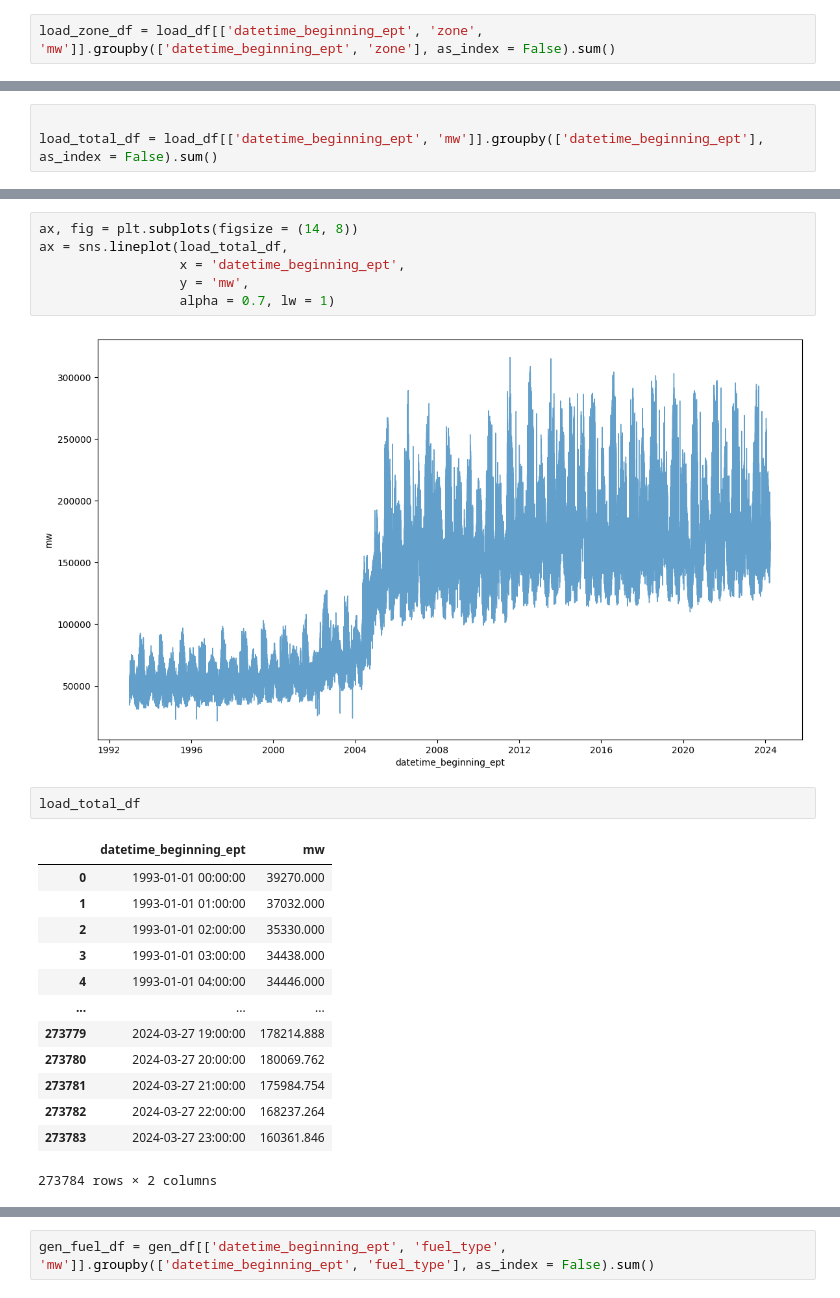
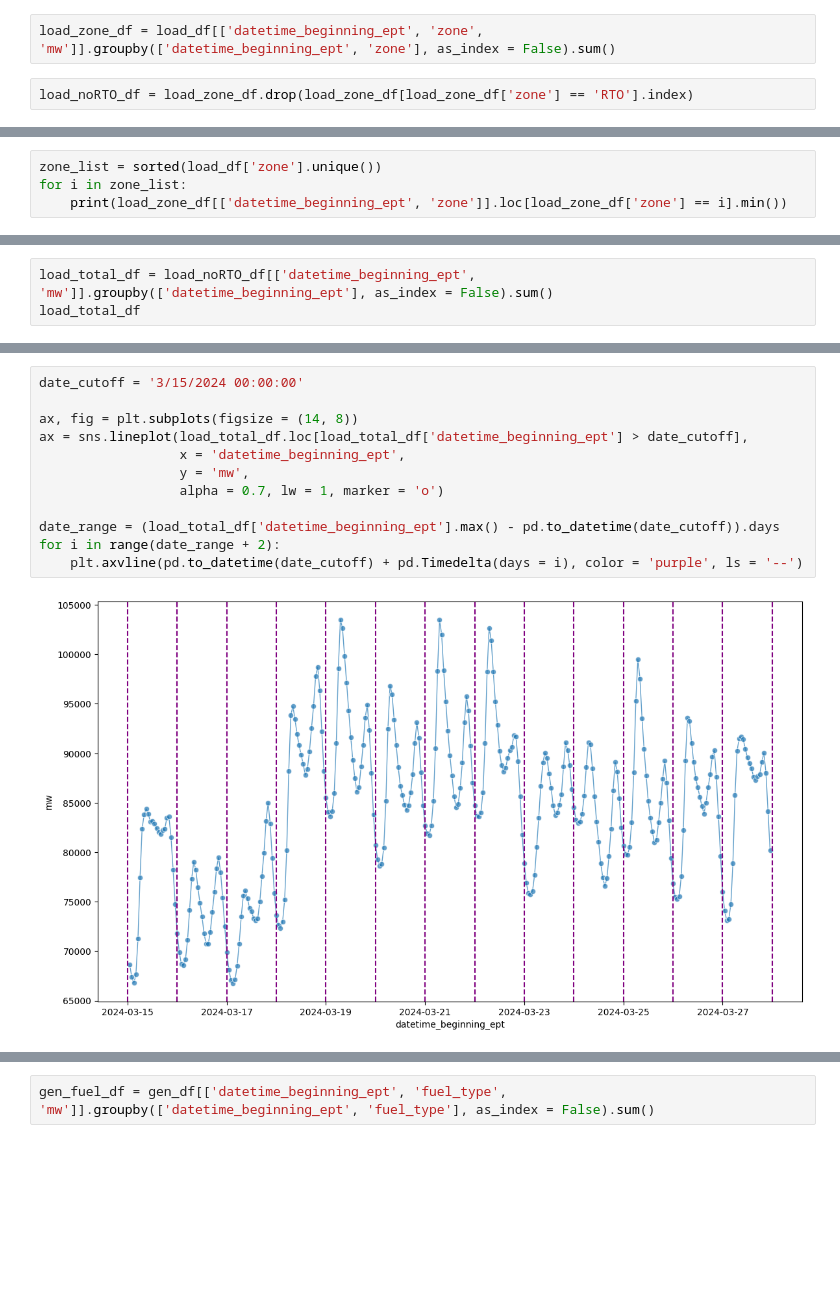
Before and after one commit to chill0121/Energy_Grid_Forecasting, a Jupyter notebook: Energy_Forecasting.ipynb, the cells around one changed output, grey strips where cells are left out. Saved outputs shown, nothing was run; the diff lists cells and outputs as text; blank space fills up the shorter version.

```diff
--- a/Energy_Forecasting.ipynb
+++ b/Energy_Forecasting.ipynb
@@ -129,2 +195,4 @@ sorted(load_df['zone'].unique())
 # %%
 load_zone_df = load_df[['datetime_beginning_ept', 'zone', 'mw']].groupby(['datetime_beginning_ept', 'zone'], as_index = False).sum()
+# %%
+load_noRTO_df = load_zone_df.drop(load_zone_df[load_zone_df['zone'] == 'RTO'].index)
@@ -130,0 +215,4 @@ load_zone_df = load_df[['datetime_beginning_ept', 'zone', 'mw']].groupby(['datet
+# %%
+zone_list = sorted(load_df['zone'].unique())
+for i in zone_list:
+    print(load_zone_df[['datetime_beginning_ept', 'zone']].loc[load_zone_df['zone'] == i].min())
@@ -131,3 +285,3 @@ load_zone_df = load_df[['datetime_beginning_ept', 'zone', 'mw']].groupby(['datet
 # %%
-
-load_total_df = load_df[['datetime_beginning_ept', 'mw']].groupby(['datetime_beginning_ept'], as_index = False).sum()
+load_total_df = load_noRTO_df[['datetime_beginning_ept', 'mw']].groupby(['datetime_beginning_ept'], as_index = False).sum()
+load_total_df
@@ -139,24 +302,14 @@ ax = sns.lineplot(load_zone_df, x = 'datetime_beginning_ept', y = 'mw',  hue = '
 # %%
+date_cutoff = '3/15/2024 00:00:00'
+
 ax, fig = plt.subplots(figsize = (14, 8))
-ax = sns.lineplot(load_total_df,
+ax = sns.lineplot(load_total_df.loc[load_total_df['datetime_beginning_ept'] > date_cutoff],
                   x = 'datetime_beginning_ept',
                   y = 'mw',
-                  alpha = 0.7, lw = 1)
+                  alpha = 0.7, lw = 1, marker = 'o')
+
+date_range = (load_total_df['datetime_beginning_ept'].max() - pd.to_datetime(date_cutoff)).days
+for i in range(date_range + 2):
+    plt.axvline(pd.to_datetime(date_cutoff) + pd.Timedelta(days = i), color = 'purple', ls = '--')
 # %% [output]
-[figure, old version]
+[figure, new version]
-# %%
-load_total_df
-# %% [output]
-|  | datetime_beginning_ept | mw |
-| 0 | 1993-01-01 00:00:00 | 39270.000 |
-| 1 | 1993-01-01 01:00:00 | 37032.000 |
-| 2 | 1993-01-01 02:00:00 | 35330.000 |
-| 3 | 1993-01-01 03:00:00 | 34438.000 |
-| 4 | 1993-01-01 04:00:00 | 34446.000 |
-| ... | ... | ... |
-| 273779 | 2024-03-27 19:00:00 | 178214.888 |
-| 273780 | 2024-03-27 20:00:00 | 180069.762 |
-| 273781 | 2024-03-27 21:00:00 | 175984.754 |
-| 273782 | 2024-03-27 22:00:00 | 168237.264 |
-| 273783 | 2024-03-27 23:00:00 | 160361.846 |
-273784 rows × 2 columns
```
Also changed, not shown: parts of 16 cells of this notebook, 6 other files.
